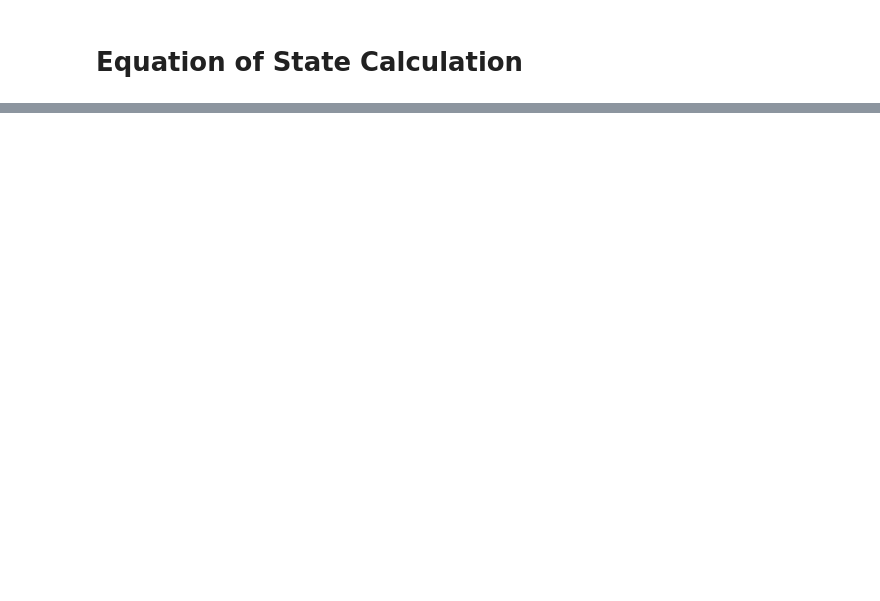
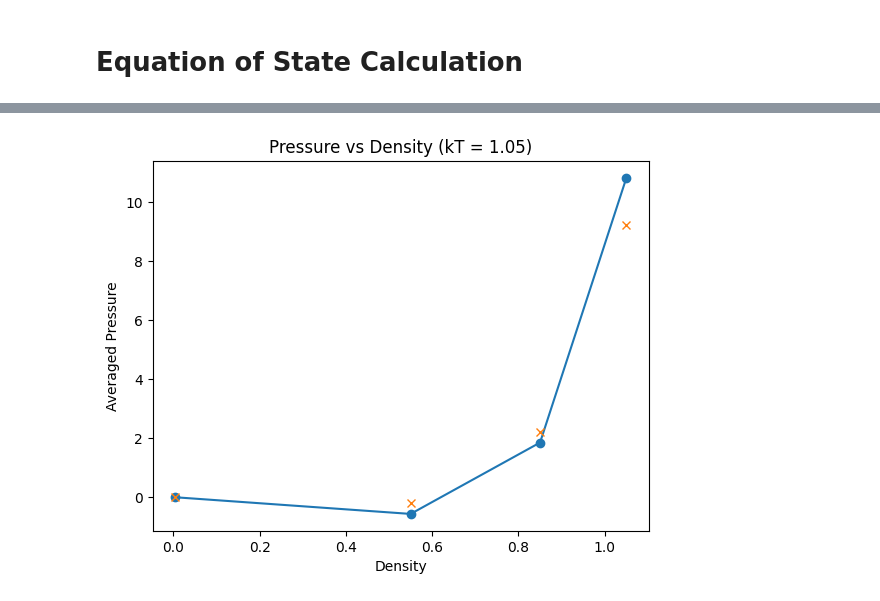
Before and after one commit to tkayutg/MD-sims-NO, a Jupyter notebook: Notebooks/EOS_LJ_periodic.ipynb, the cells around one changed output, grey strips where cells are left out. Cells and saved outputs as stored; diff of their text form; code cells hidden in the pictures; blank space fills up the shorter version.

```diff
--- a/Notebooks/EOS_LJ_periodic.ipynb
+++ b/Notebooks/EOS_LJ_periodic.ipynb
@@ -60,11 +70,17 @@ plt.show()
 # %%
-# Vary density
-density_values = jnp.linspace(0.1, 1.0, 5) * (num_particles / side_length**dim)  # Example densities
-pressures_vs_density = jnp.array([compute_avg_pressure(kT=1.0, density=d) for d in density_values])
+# Vary spacing to change density
+density_values = jnp.linspace(0.005,1.05,10)
+spacing_values=1/density_values**(1/3)
+kT_fixed = 1.05
+pressures_vs_density = jnp.array([compute_avg_pressure(kT=kT_fixed, spacing=s) for s in spacing_values])
+
 
 plt.figure()
-plt.plot(density_values, pressures_vs_density, 'o-', label='Pressure vs Density')
+plt.plot(density_values, pressures_vs_density, 'o-',label='jax md')
+plt.plot([0.005,0.55,0.85,1.05],[0.005,-0.206,2.217,9.213],'x',label='Theory')
 plt.xlabel('Density')
 plt.ylabel('Averaged Pressure')
-plt.legend()
+plt.title(f'Pressure vs Density (kT = {kT_fixed})')
 plt.show()
+# %% [output]
+[figure, added]
```
Also changed, not shown: parts of 9 cells of this notebook.
